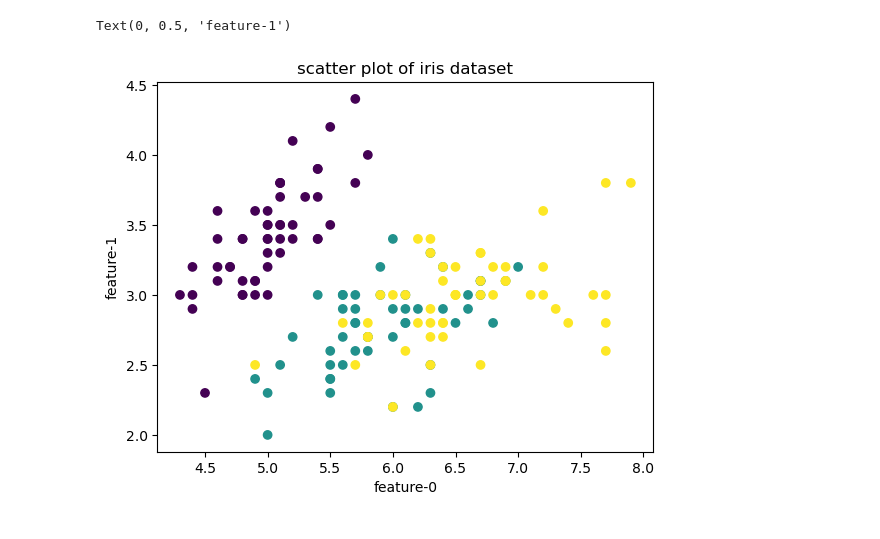
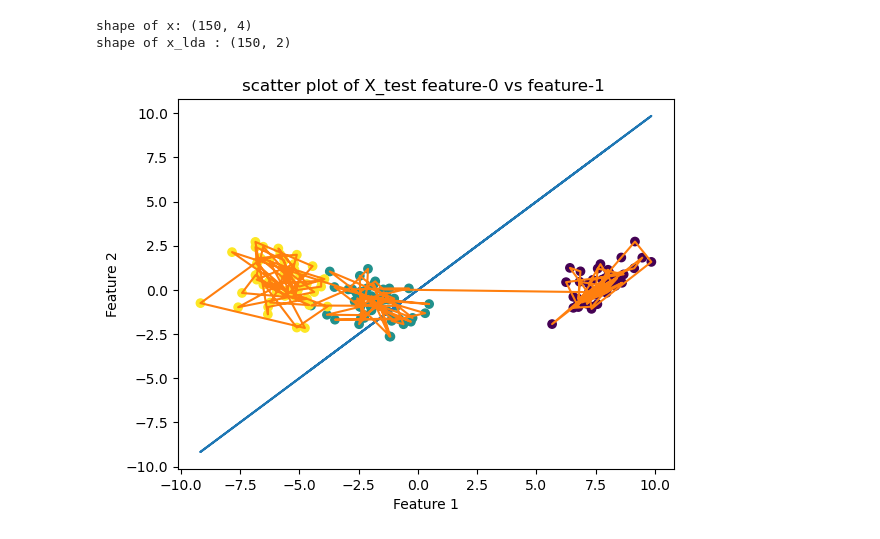
Before and after one commit to Enshrouded/datasets-and-plots-for-iris-dataset, a Jupyter notebook: 1st class 8039.ipynb, the cells around one changed output. Drawn from its saved outputs; the diff is of its cells as text; code cells hidden in the pictures.

```diff
--- a/1st class 8039.ipynb
+++ b/1st class 8039.ipynb
@@ -211,12 +142,20 @@ predicted y:
 # %%
 from sklearn.datasets import load_iris
-iris = load_iris()
-x,y = iris.data,iris.target
+iris=load_iris()
+x,y =iris.data,iris.target
+print(f'shape of x: {x.shape}')
+from sklearn.discriminant_analysis import LinearDiscriminantAnalysis
+lda=LinearDiscriminantAnalysis(n_components =2)
+x_lda =lda.fit_transform(x,y)
+print(f'shape of x_lda : {x_lda.shape}')
 import matplotlib.pyplot as plt
-plt.scatter(x[:,0],x[:,1],c=y)
-plt.title('scatter plot of iris dataset')
-plt.xlabel('feature-0')
-plt.ylabel('feature-1')
+plt.scatter(x_lda[:, 0], x_lda[:, 1],c=y)
+plt.plot(x_lda[:, 0], x_lda)
+plt.xlabel('Feature 1')
+plt.ylabel('Feature 2')
+plt.title('scatter plot of X_test feature-0 vs feature-1 ')
+plt.show()
 # %% [output]
-Text(0, 0.5, 'feature-1')
+shape of x: (150, 4)
+shape of x_lda : (150, 2)
-[figure, old version]
+[figure, new version]
```
Also changed, not shown: parts of 34 cells of this notebook.
